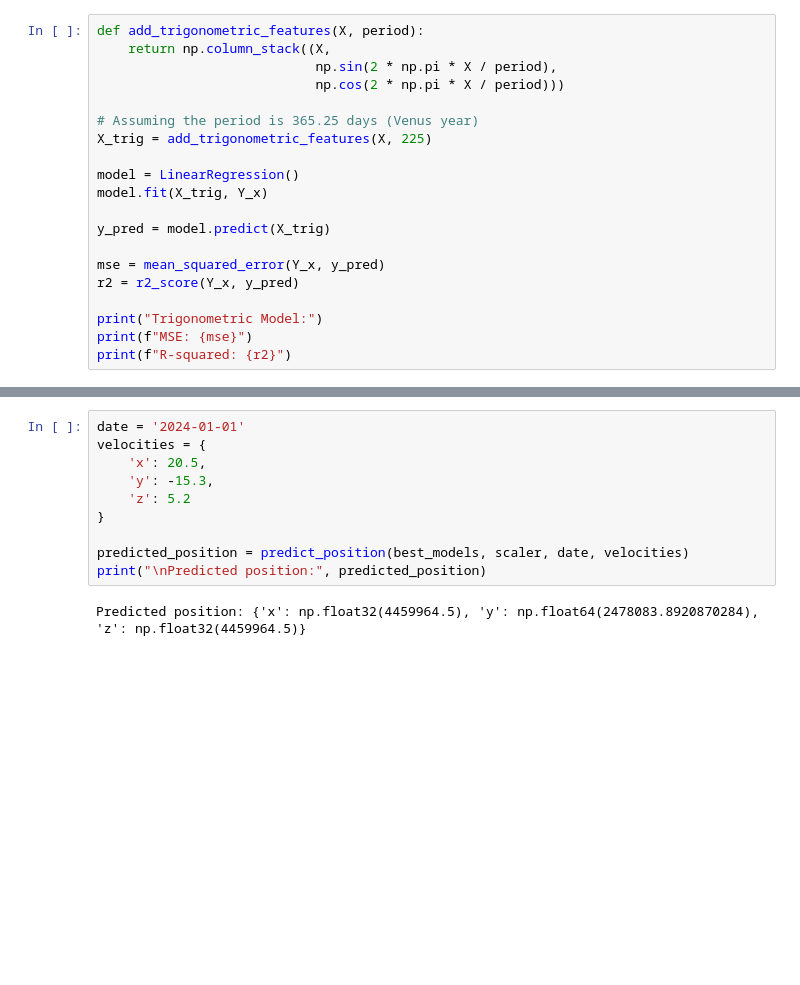
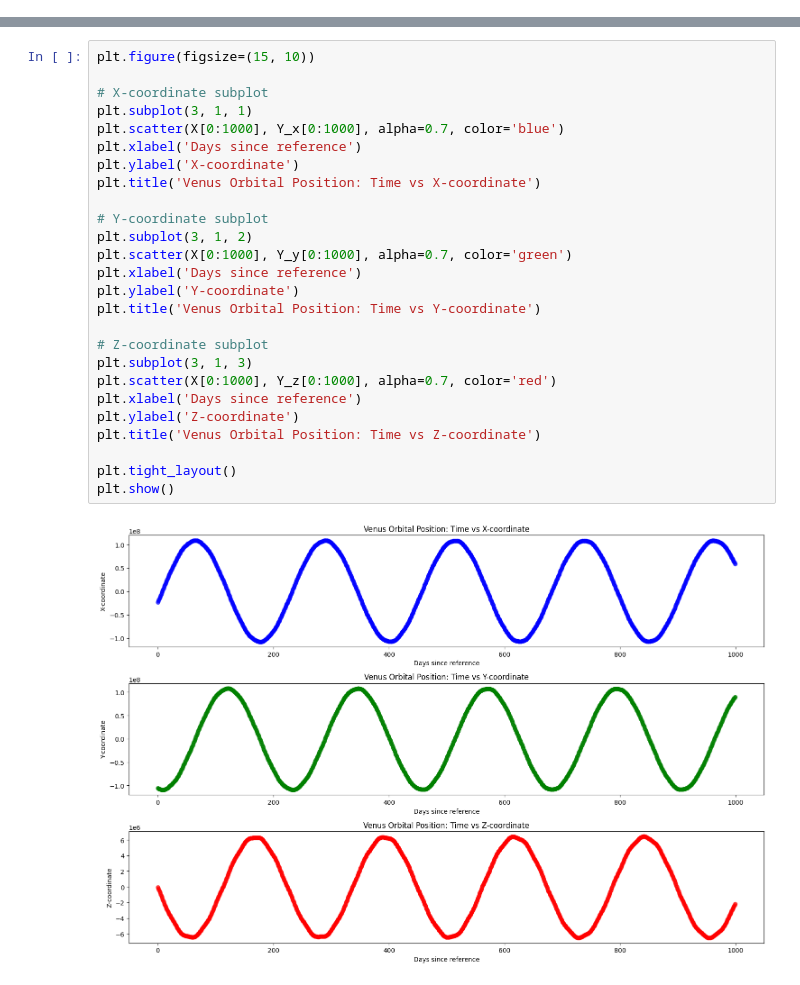
Before and after one commit to kvv1618/NumericalComputations, a Jupyter notebook: Project/Regression.ipynb, the cells around one changed output, grey strips where cells are left out. Saved outputs shown, nothing was run; the diff lists cells and outputs as text; blank space fills up the shorter version.

Commit message:
Regression Final Code

```diff
--- a/Project/Regression.ipynb
+++ b/Project/Regression.ipynb
@@ -129,20 +475,0 @@ plt.show()
-# %%
-def add_trigonometric_features(X, period):
-    return np.column_stack((X,
-                            np.sin(2 * np.pi * X / period),
-                            np.cos(2 * np.pi * X / period)))
-
-# Assuming the period is 365.25 days (Venus year)
-X_trig = add_trigonometric_features(X, 225)
-
-model = LinearRegression()
-model.fit(X_trig, Y_x)
-
-y_pred = model.predict(X_trig)
-
-mse = mean_squared_error(Y_x, y_pred)
-r2 = r2_score(Y_x, y_pred)
-
-print("Trigonometric Model:")
-print(f"MSE: {mse}")
-print(f"R-squared: {r2}")
@@ -503,12 +476,28 @@ xgb          0.9996     87531.2431   0.9995          0.0001
-# %%
-date = '2024-01-01'
-velocities = {
-    'x': 20.5,
-    'y': -15.3,
-    'z': 5.2
-}
-
-predicted_position = predict_position(best_models, scaler, date, velocities)
-print("\nPredicted position:", predicted_position)
-# %% [output]
-Predicted position: {'x': np.float32(4459964.5), 'y': np.float64(2478083.8920870284), 'z': np.float32(4459964.5)}
+# %%
+plt.figure(figsize=(15, 10))
+
+# X-coordinate subplot
+plt.subplot(3, 1, 1)
+plt.scatter(X[0:1000], Y_x[0:1000], alpha=0.7, color='blue')
+plt.xlabel('Days since reference')
+plt.ylabel('X-coordinate')
+plt.title('Venus Orbital Position: Time vs X-coordinate')
+
+# Y-coordinate subplot
+plt.subplot(3, 1, 2)
+plt.scatter(X[0:1000], Y_y[0:1000], alpha=0.7, color='green')
+plt.xlabel('Days since reference')
+plt.ylabel('Y-coordinate')
+plt.title('Venus Orbital Position: Time vs Y-coordinate')
+
+# Z-coordinate subplot
+plt.subplot(3, 1, 3)
+plt.scatter(X[0:1000], Y_z[0:1000], alpha=0.7, color='red')
+plt.xlabel('Days since reference')
+plt.ylabel('Z-coordinate')
+plt.title('Venus Orbital Position: Time vs Z-coordinate')
+
+plt.tight_layout()
+plt.show()
+# %% [output]
+[figure, added]
```
Also changed, not shown: parts of 12 cells of this notebook.
